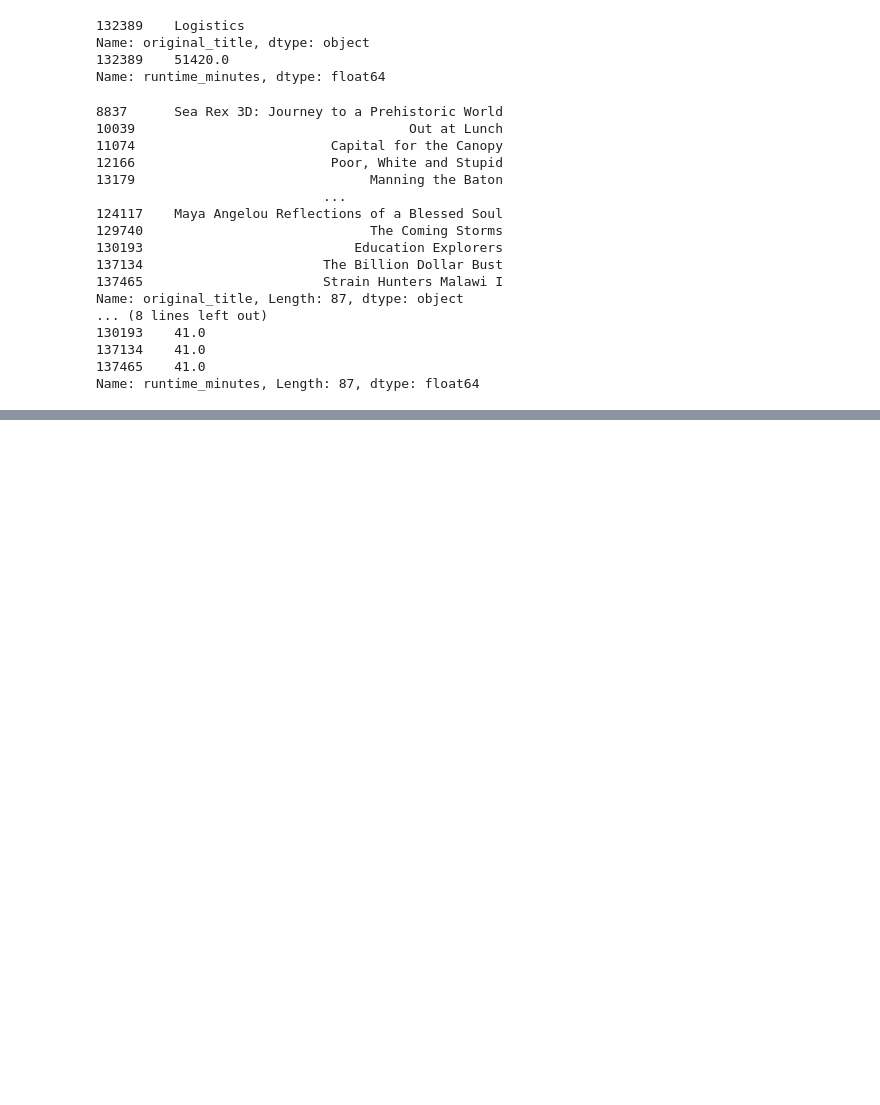
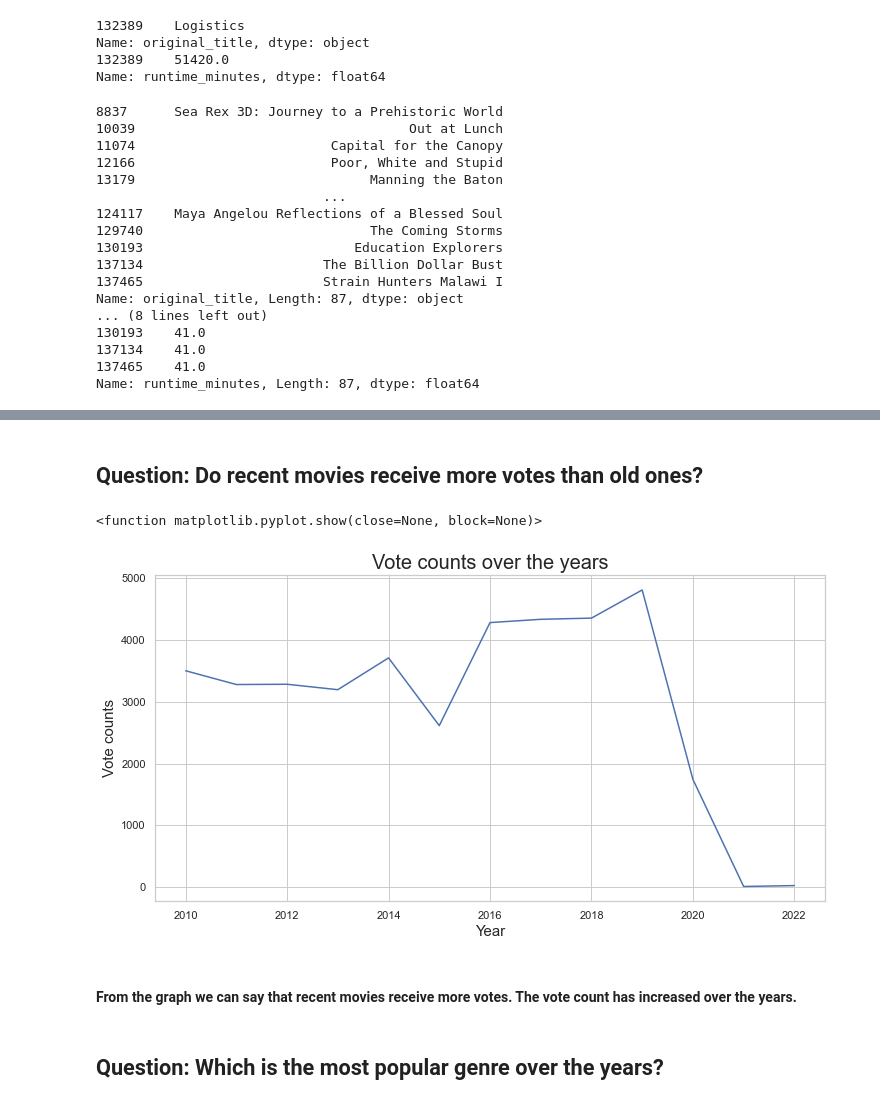
Before and after one commit to TinaWaituika/Microsoft-Studio, a Jupyter notebook: student.ipynb, the cells around one changed output, grey strips where cells are left out. Drawn from its saved outputs; the diff is of its cells as text; code cells hidden in the pictures; blank space fills up the shorter version.

```diff
--- a/student.ipynb
+++ b/student.ipynb
@@ -510,0 +520,6 @@ Name: runtime_minutes, Length: 87, dtype: float64
+# %%
+#movie_ratings, movie_basics, bom_data
+start_year = movie_basics['start_year']
+movie_ratings2 = movie_ratings.join(start_year)
+#movie_ratings.insert(1,"start_year",start_year)
+movie_ratings2
@@ -510,0 +540,18 @@ Name: runtime_minutes, Length: 87, dtype: float64
+# %% [markdown]
+## Question: Do recent movies receive more votes than old ones?
+# %%
+plt.figure(figsize=(12,6))
+sns.set(style='whitegrid')
+x= movie_ratings2.groupby('start_year')['numvotes'].mean()
+ax = sns.lineplot(x.index, x)
+ax.set_xlabel('Year', fontsize = 15)
+ax.set_ylabel('Vote counts', fontsize = 15)
+plt.title("Vote counts over the years", fontsize = 20)
+plt.show
+# %% [output]
+<function matplotlib.pyplot.show(close=None, block=None)>
+[figure, added]
+# %% [markdown]
+#### From the graph we can say that recent movies receive more votes. The vote count has increased over the years.
+# %% [markdown]
+   ## Question: Which is the most popular genre over the years?
```
Also changed, not shown: parts of 24 cells of this notebook.
